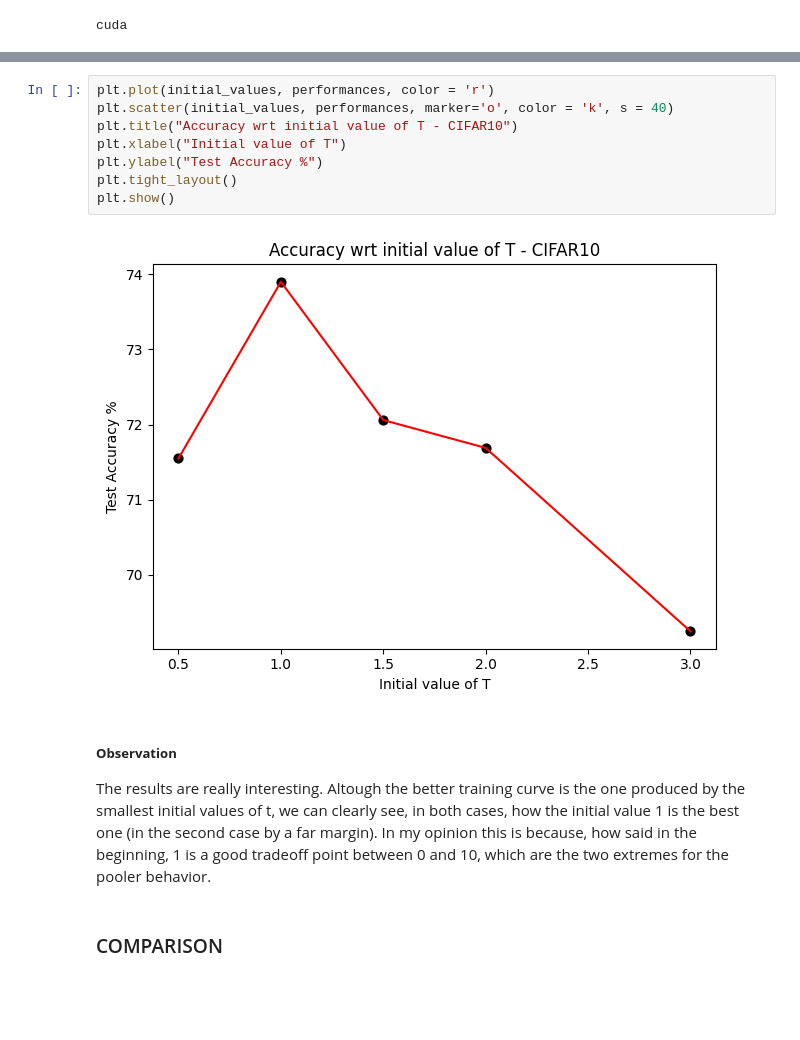
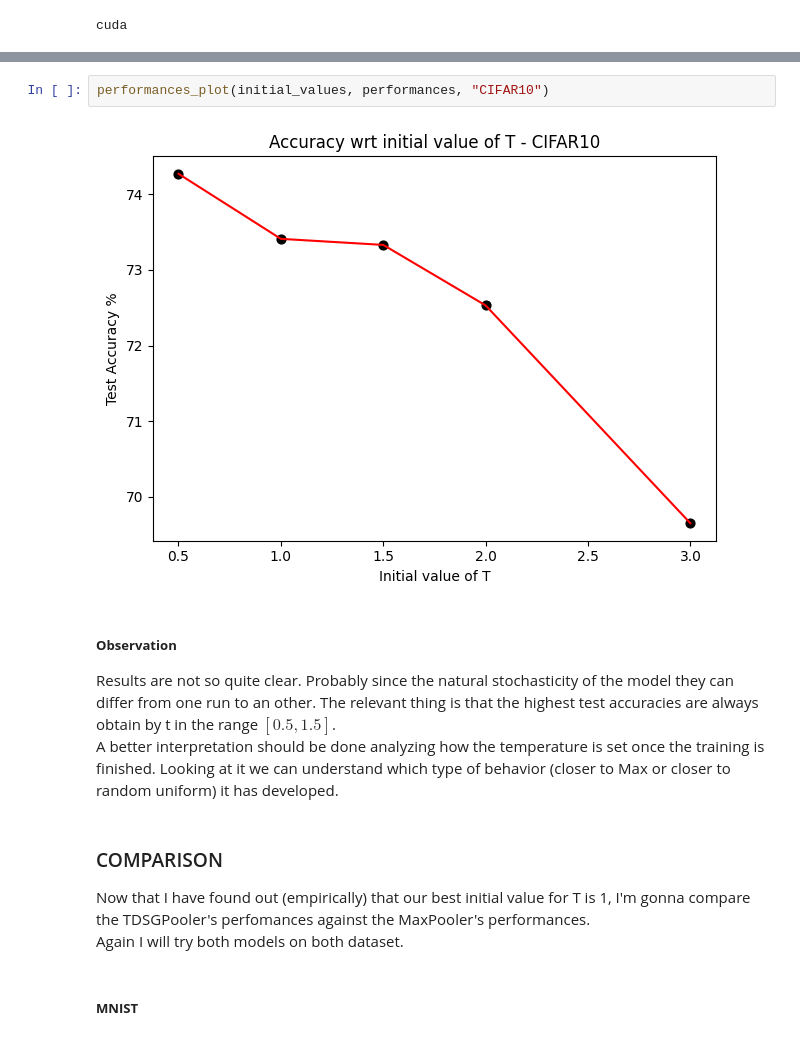
Before and after one commit to frekkoz3/LEARNABLE-POOLER-PROJECT, a Jupyter notebook: project.ipynb, the cells around one changed output, grey strips where cells are left out. Saved outputs shown, nothing was run; the diff lists cells and outputs as text; blank space fills up the shorter version.

```diff
--- a/project.ipynb
+++ b/project.ipynb
@@ -409,16 +404,16 @@ comparison_plot(containers)
 # %%
-plt.plot(initial_values, performances, color = 'r')
-plt.scatter(initial_values, performances, marker='o', color = 'k', s = 40)
-plt.title("Accuracy wrt initial value of T - CIFAR10")
-plt.xlabel("Initial value of T")
-plt.ylabel("Test Accuracy %")
-plt.tight_layout()
-plt.show()
+performances_plot(initial_values, performances, "CIFAR10")
 # %% [output]
-[figure, old version]
+[figure, new version]
 # %% [markdown]
 ##### **Observation**
 
-The results are really interesting. Altough the better training curve is the one produced by the smallest initial values of t, we can clearly see, in both cases, how the initial value 1 is the best one (in the second case by a far margin). In my opinion this is because, how said in the beginning, 1 is a good tradeoff point between 0 and 10, which are the two extremes for the pooler behavior.
+Results are not so quite clear. Probably since the natural stochasticity of the model they can differ from one run to an other. The relevant thing is that the highest test accuracies are always obtain by t in the range $[0.5, 1.5]$.\
+A better interpretation should be done analyzing how the temperature is set once the training is finished. Looking at it we can understand which type of behavior (closer to Max or closer to random uniform) it has developed.
 # %% [markdown]
 ### COMPARISON
+
+Now that I have found out (empirically) that our best initial value for T is 1, I'm gonna compare the TDSGPooler's perfomances against the MaxPooler's performances.\
+Again I will try both models on both dataset.
+# %% [markdown]
+##### **MNIST**
```
Also changed, not shown: parts of 21 cells of this notebook, 7 other files.
